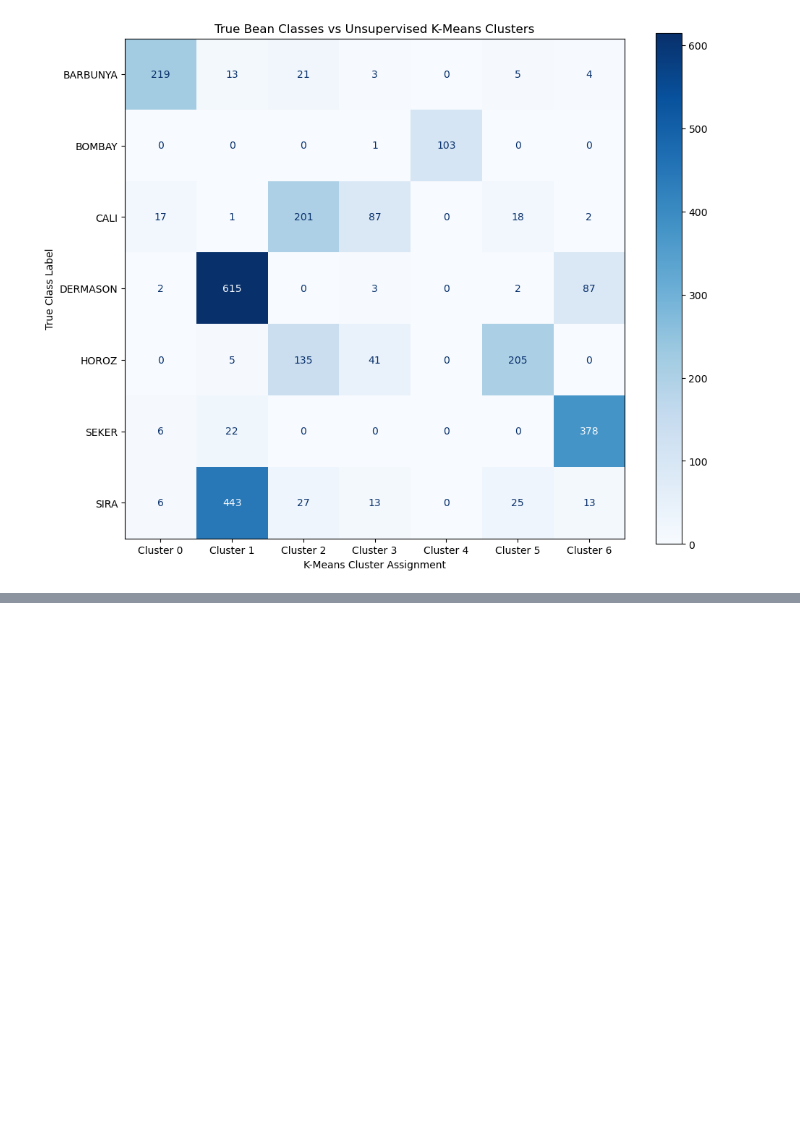
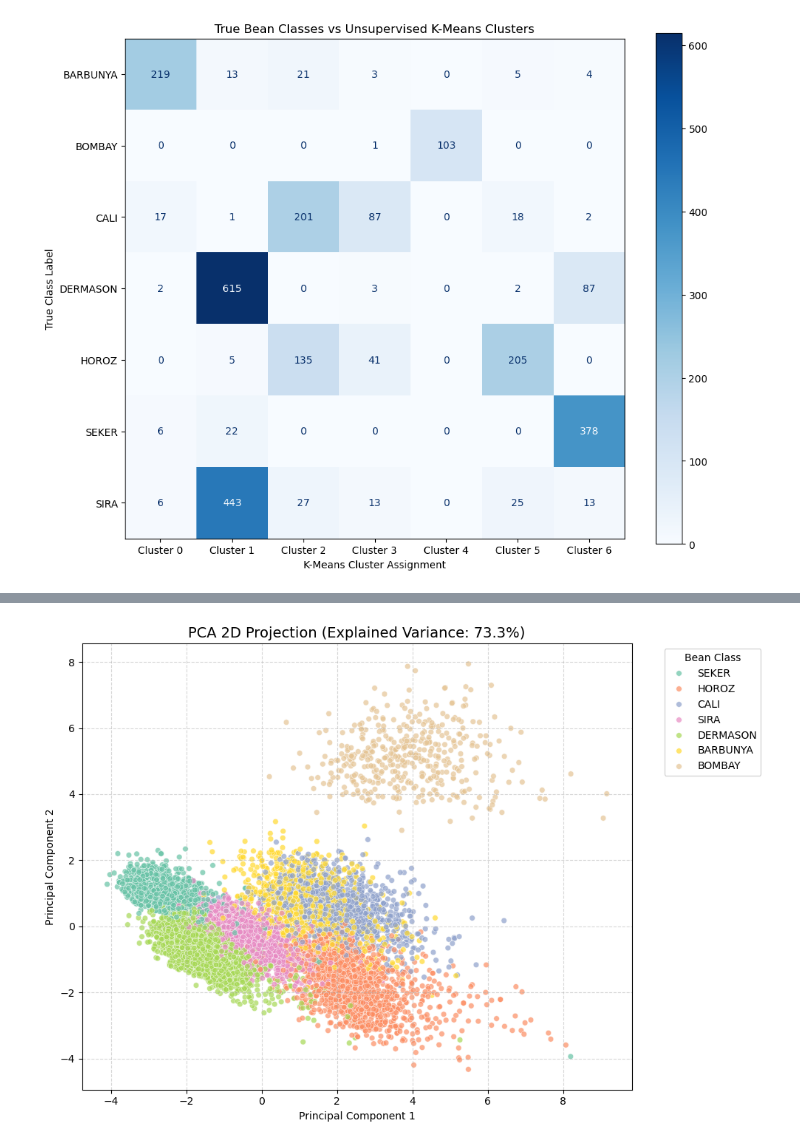
Before and after one commit to BUR073/AI-module-ARU, a Jupyter notebook: FinalProject/task1/task1.ipynb, the cells around one changed output, grey strips where cells are left out. Cells and saved outputs as stored; diff of their text form; code cells hidden in the pictures; blank space fills up the shorter version.

```diff
--- a/FinalProject/task1/task1.ipynb
+++ b/FinalProject/task1/task1.ipynb
@@ -526,0 +556,29 @@ Showing feature importance for class: BARBUNYA
+# %%
+import matplotlib.pyplot as plt
+import seaborn as sns
+from sklearn.decomposition import PCA
+
+# 1. Fit PCA on scaled feature data
+pca = PCA(n_components=2)
+X_pca = pca.fit_transform(X_train_scaled)
+
+# 2. Plot results
+plt.figure(figsize=(10, 7))
+sns.scatterplot(
+    x=X_pca[:, 0],
+    y=X_pca[:, 1],
+    hue=class_names[y_train],
+    palette='Set2',
+    alpha=0.7,
+    s=30
+)
+
+plt.title(f'PCA 2D Projection (Explained Variance: {sum(pca.explained_variance_ratio_)*100:.1f}%)', fontsize=14)
+plt.xlabel('Principal Component 1')
+plt.ylabel('Principal Component 2')
+plt.legend(title='Bean Class', bbox_to_anchor=(1.05, 1), loc='upper left')
+plt.grid(True, linestyle='--', alpha=0.5)
+plt.tight_layout()
+plt.show()
+# %% [output]
+[figure, added]
```
Also changed, not shown: parts of 5 cells of this notebook.
